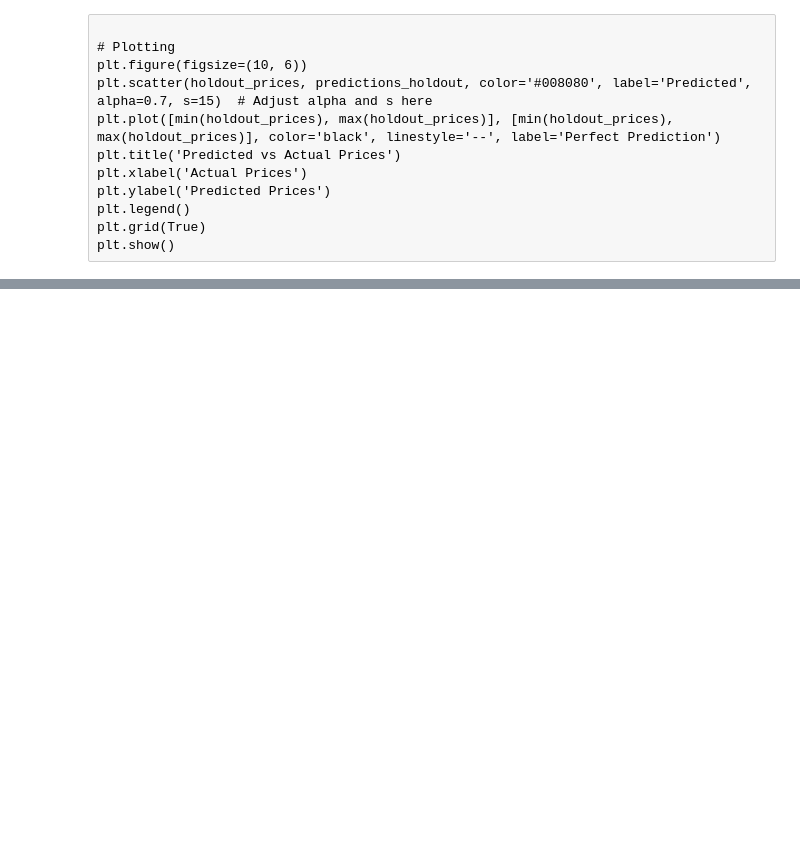
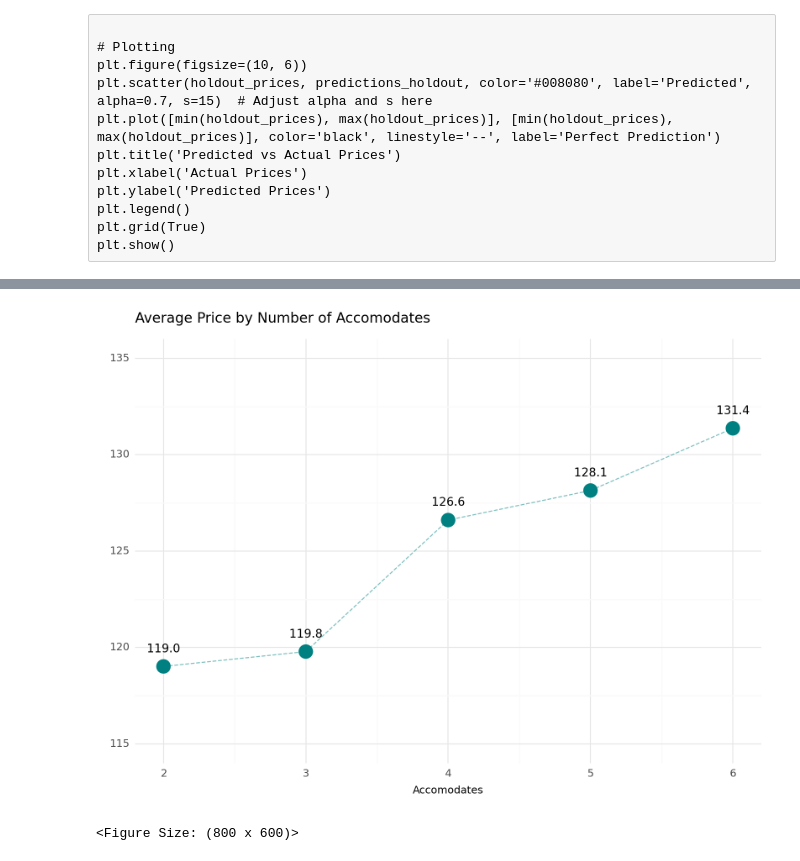
Before and after one commit to arbash-malik/DA3, a Jupyter notebook: Assignment 2/Assignment 2.ipynb, the cells around one changed output, grey strips where cells are left out. Saved outputs shown, nothing was run; the diff lists cells and outputs as text; code cells hidden in the pictures; blank space fills up the shorter version.

```diff
--- a/Assignment 2/Assignment 2.ipynb
+++ b/Assignment 2/Assignment 2.ipynb
@@ -1150,0 +1251,11 @@ plt.show()
+# %%
+categorical_encoder = OneHotEncoder(handle_unknown="ignore")
+
+preprocessing = ColumnTransformer([
+    ("cat", categorical_encoder, categorical_columns),
+    ("num", "passthrough", numerical_columns)])
+
+rf_pipeline = Pipeline(
+    [("preprocess", preprocessing),
+     ("regressor", rf_model.best_estimator_)] # put best model to pipeline
+)
@@ -1150,0 +1385,11 @@ plt.show()
+# %%
+accomodates_pdp = partial_dependence(
+    rf_pipeline, data_holdout[predictors], ["n_accommodates"], kind="average"
+)
+# %%
+graph3_df = pd.DataFrame(
+    {'Accommodates': accomodates_pdp['values'][0],
+     'Average Price': accomodates_pdp['average'][0]}
+    ).sort_values(by = 'Average Price')
+
+graph3_df
@@ -1150,0 +1403,19 @@ plt.show()
+# %%
+(
+    ggplot(graph3_df, aes(x='Accommodates', y='Average Price', label='Average Price')) +
+    geom_point(size=6, color='#008080') +
+    geom_line(color='#008080', alpha=0.5, linetype = 'dashed') +
+    geom_text(size=10, nudge_y=0.6, va='bottom', format_string='{:.1f}') +
+    theme_minimal() +
+    labs(x='Accomodates', y='', title='Average Price by Number of Accomodates') +
+    scale_y_continuous(limits=(115, 135)) +
+    theme(
+        plot_title=element_text(size=12),
+        axis_text=element_text(size=9),
+        axis_title=element_text(size=9),
+        figure_size=(8, 6)
+    )
+)
+# %% [output]
+[figure, added]
+<Figure Size: (800 x 600)>
```
Also changed, not shown: parts of 25 cells of this notebook.
